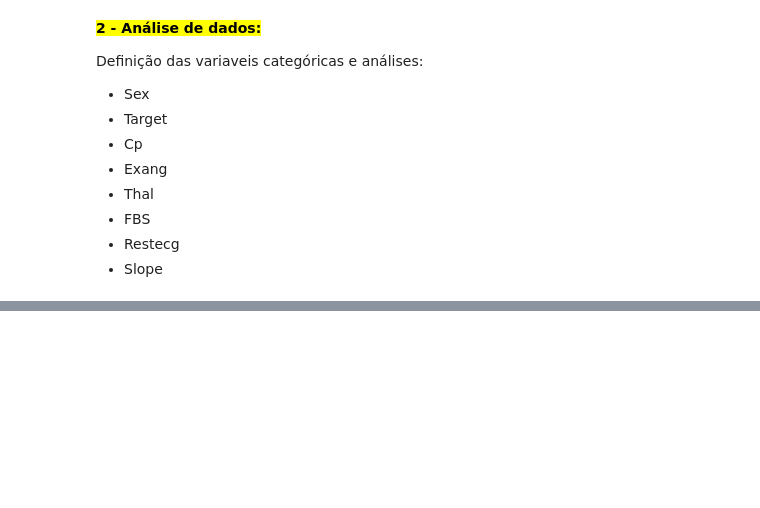
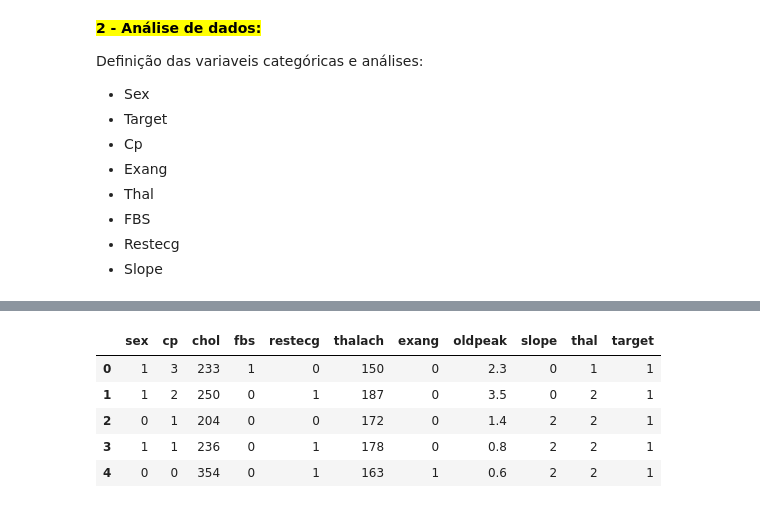
Before and after one commit to Andreza-S/IA-DOENCA-CARDIO, a Jupyter notebook: projeto.ipynb, the cells around one changed output, grey strips where cells are left out. Saved outputs shown, nothing was run; the diff lists cells and outputs as text; code cells hidden in the pictures; blank space fills up the shorter version.

```diff
--- a/projeto.ipynb
+++ b/projeto.ipynb
@@ -446,0 +321,6 @@ df.groupby("slope").mean()
+# %%
+# Remover colunas com baixa correlação com a variável alvo
+df.drop(['age', 'trestbps'], axis=1, inplace=True)
+
+# Verificar se as alterações são apropriadas
+print(df.head())
@@ -446,0 +385,13 @@ df.groupby("slope").mean()
+# %%
+# Remoção de ca:
+df.drop(['ca'], axis=1, inplace=True)
+# %%
+# Visualização do df atualizado
+df.head()
+# %% [output]
+|  | sex | cp | chol | fbs | restecg | thalach | exang | oldpeak | slope | thal | target |
+| 0 | 1 | 3 | 233 | 1 | 0 | 150 | 0 | 2.3 | 0 | 1 | 1 |
+| 1 | 1 | 2 | 250 | 0 | 1 | 187 | 0 | 3.5 | 0 | 2 | 1 |
+| 2 | 0 | 1 | 204 | 0 | 0 | 172 | 0 | 1.4 | 2 | 2 | 1 |
+| 3 | 1 | 1 | 236 | 0 | 1 | 178 | 0 | 0.8 | 2 | 2 | 1 |
+| 4 | 0 | 0 | 354 | 0 | 1 | 163 | 1 | 0.6 | 2 | 2 | 1 |
```
Also changed, not shown: parts of 52 cells of this notebook.
